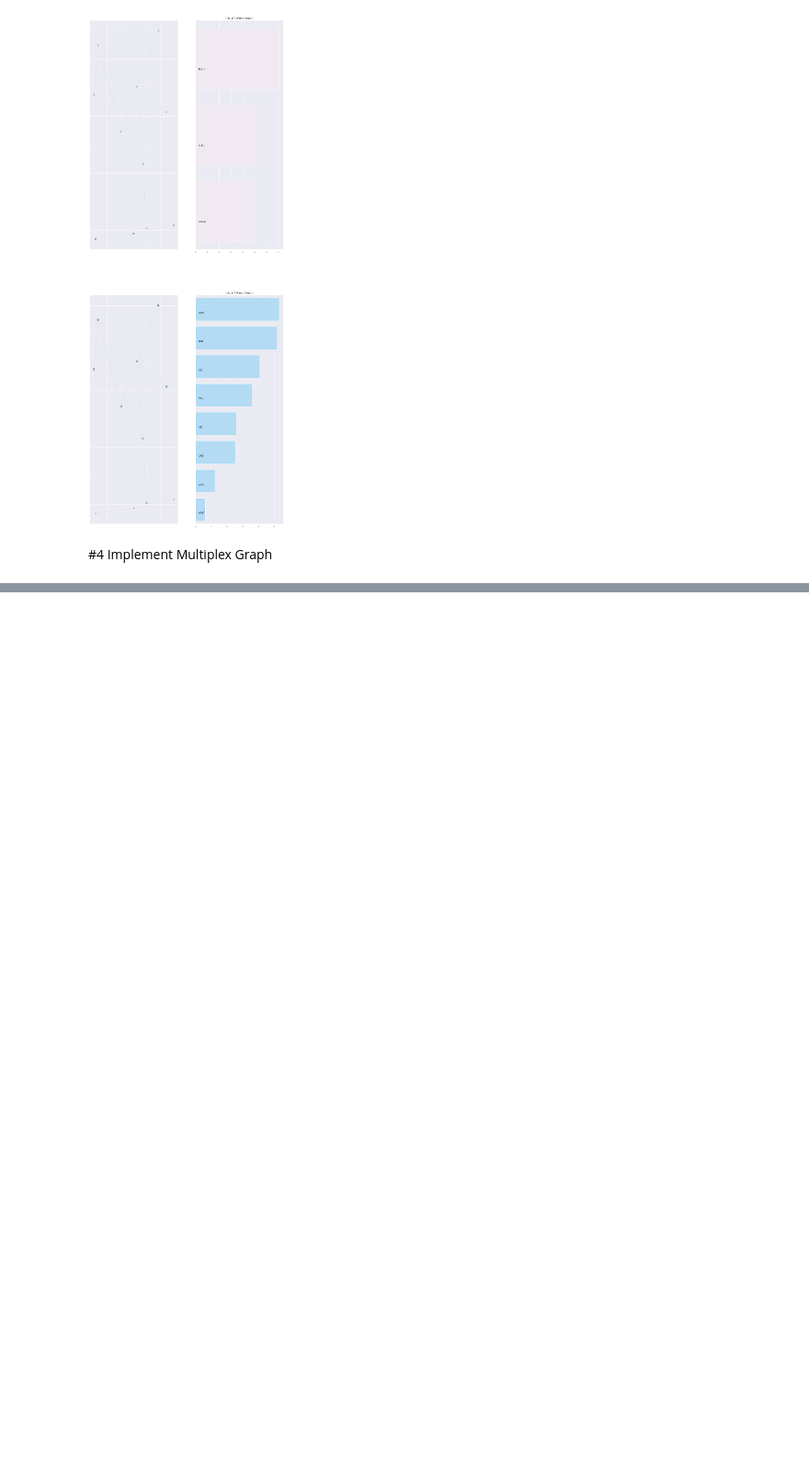
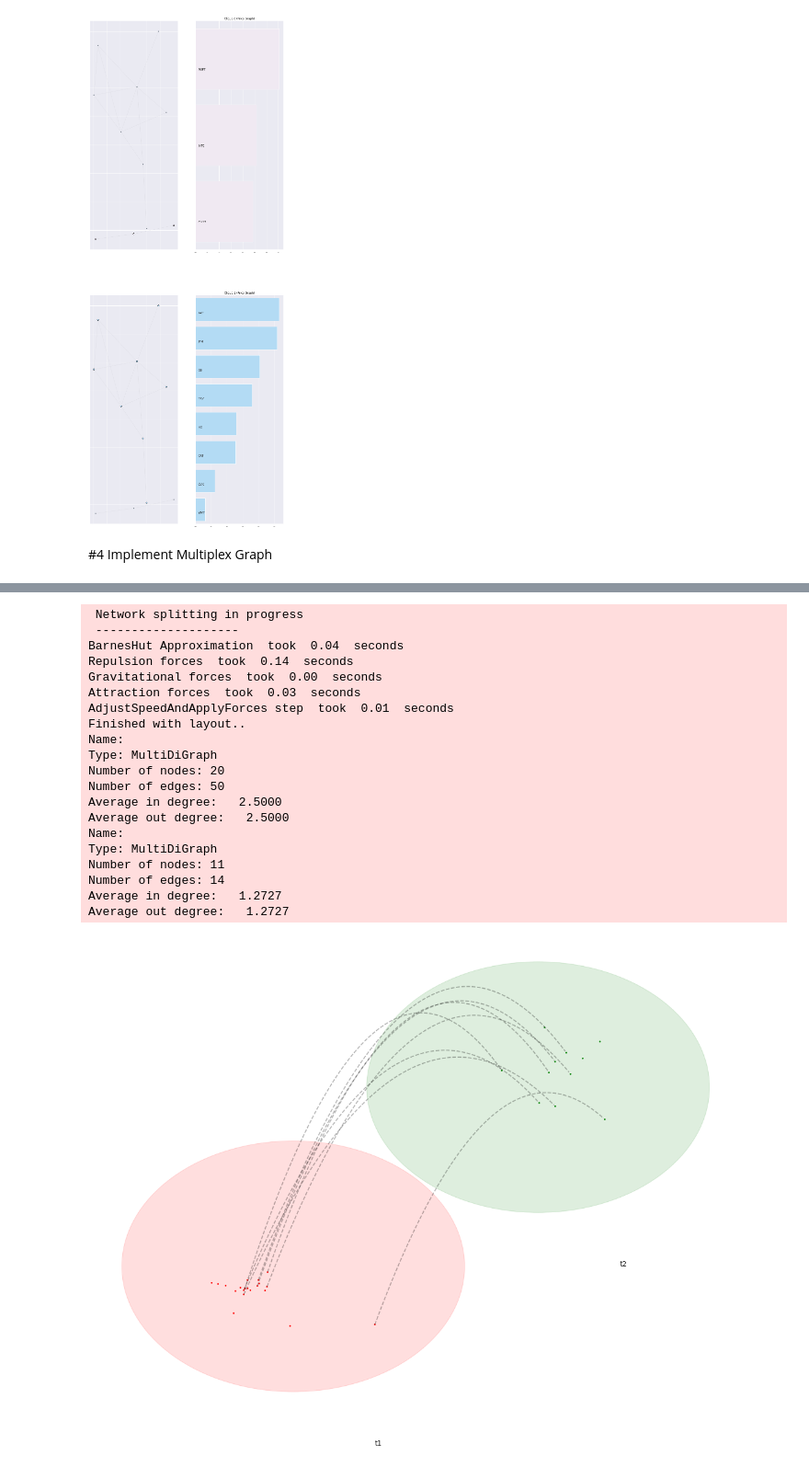
Before and after one commit to jnrkufuor/apollo, a Jupyter notebook: notebooks/Graph.ipynb, the cells around one changed output, grey strips where cells are left out. Shown at 92% size. Cells and saved outputs as stored; diff of their text form; code cells hidden in the pictures; blank space fills up the shorter version.

```diff
--- a/notebooks/Graph.ipynb
+++ b/notebooks/Graph.ipynb
@@ -421,0 +456,60 @@ milk
+# %%
+#for news
+df_plot_news = df_links
+df_plot_news.reset_index(inplace=True, drop=True)
+
+#for finance
+df_plot_fin = df_finance_nds
+df_plot_fin.reset_index(inplace=True, drop=True)
+
+df_plots =[df_plot_news,df_plot_fin]
+
+#multiplex graph
+A = multinet.multi_layer_network(network_type="multiplex")
+
+#add nodes to graphs
+#for link in tqdm(nodes_multi_layer):
+ #   A.add_nodes({"source": nodes_multi_layer[link]["node"],"type":nodes_multi_layer[link]["type"]})
+#A.monitor("Printing ")
+#print(list(A.get_nodes(data=True)))
+
+#add edges to graphs
+type_num=0
+edge_type=["co-mention","price/vol"]
+layers=[0,1]
+
+for df_plot in df_plots:
+    for link in tqdm(df_plot.index):
+        A.add_edges({"source":df_plot.iloc[link]['from'], "layer":layers[type_num], "target":df_plot.iloc[link]['to'],"type":edge_type[type_num],
+                   "source_type":node_type[type_num], "weight":df_plot.iloc[link]['weight'],"target_type":node_type[type_num]})
+    type_num+=1
+
+for n in joint_nodes:
+    A.add_edges({"source":n,"source_type":"t1","target":n, "target_type":"t2"})
+# %%
+#A.basic_stats()
+A.visualize_network(style="diagonal")
+
+plt.show()
+# %% [output]
+ Network splitting in progress
+ --------------------
+BarnesHut Approximation  took  0.04  seconds
+Repulsion forces  took  0.14  seconds
+Gravitational forces  took  0.00  seconds
+Attraction forces  took  0.03  seconds
+AdjustSpeedAndApplyForces step  took  0.01  seconds
+Finished with layout..
+Name:
+Type: MultiDiGraph
+Number of nodes: 20
+Number of edges: 50
+Average in degree:   2.5000
+Average out degree:   2.5000
+Name:
+Type: MultiDiGraph
+Number of nodes: 11
+Number of edges: 14
+Average in degree:   1.2727
+Average out degree:   1.2727
+[figure, added]
```
Also changed, not shown: parts of 10 cells of this notebook, 2 other files.
